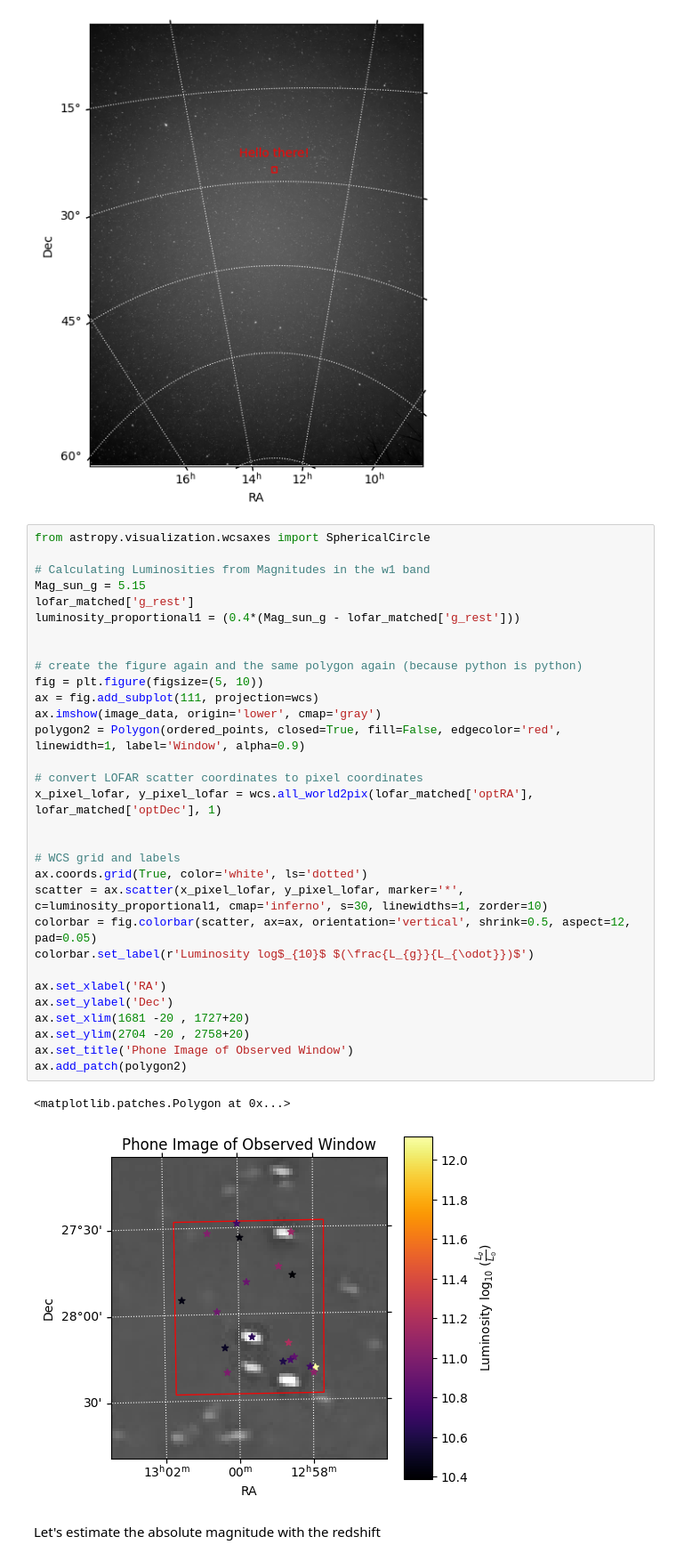
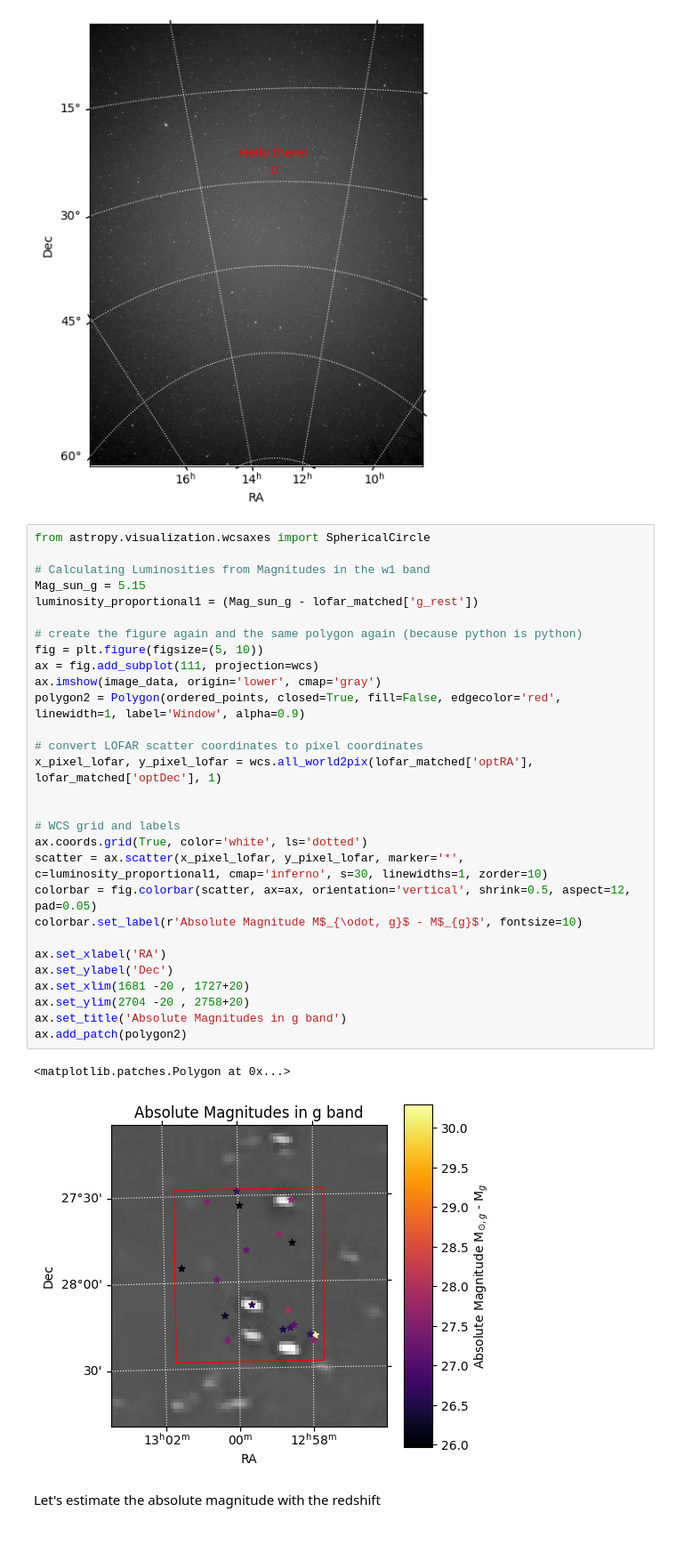
Before and after one commit to Svuem/datasets-AGN-mini-project, a Jupyter notebook: Mini_project.ipynb, the cells around one changed output. Shown at 89% size. Drawn from its saved outputs; the diff is of its cells as text.

```diff
--- a/Mini_project.ipynb
+++ b/Mini_project.ipynb
@@ -460,37 +460,35 @@ plt.show()
 # %%
 from astropy.visualization.wcsaxes import SphericalCircle
 
 # Calculating Luminosities from Magnitudes in the w1 band
 Mag_sun_g = 5.15
-lofar_matched['g_rest']
-luminosity_proportional1 = (0.4*(Mag_sun_g - lofar_matched['g_rest']))
-
+luminosity_proportional1 = (Mag_sun_g - lofar_matched['g_rest'])
 
 # create the figure again and the same polygon again (because python is python)
 fig = plt.figure(figsize=(5, 10))
 ax = fig.add_subplot(111, projection=wcs)
 ax.imshow(image_data, origin='lower', cmap='gray')
 polygon2 = Polygon(ordered_points, closed=True, fill=False, edgecolor='red', linewidth=1, label='Window', alpha=0.9)
 
 # convert LOFAR scatter coordinates to pixel coordinates
 x_pixel_lofar, y_pixel_lofar = wcs.all_world2pix(lofar_matched['optRA'], lofar_matched['optDec'], 1)
 
 
 # WCS grid and labels
 ax.coords.grid(True, color='white', ls='dotted')
 scatter = ax.scatter(x_pixel_lofar, y_pixel_lofar, marker='*', c=luminosity_proportional1, cmap='inferno', s=30, linewidths=1, zorder=10)
 colorbar = fig.colorbar(scatter, ax=ax, orientation='vertical', shrink=0.5, aspect=12, pad=0.05)
-colorbar.set_label(r'Luminosity log$_{10}$ $(\frac{L_{g}}{L_{\odot}})$')
+colorbar.set_label(r'Absolute Magnitude M$_{\odot, g}$ - M$_{g}$', fontsize=10)
 
 ax.set_xlabel('RA')
 ax.set_ylabel('Dec')
 ax.set_xlim(1681 -20 , 1727+20)
 ax.set_ylim(2704 -20 , 2758+20)
-ax.set_title('Phone Image of Observed Window')
+ax.set_title('Absolute Magnitudes in g band')
 ax.add_patch(polygon2)
 # %% [output]
 <matplotlib.patches.Polygon at 0x...>
-[figure, old version]
+[figure, new version]
 # %% [markdown]
 Let's estimate the absolute magnitude with the redshift
 # %% [markdown]
```
Also changed, not shown: parts of 1 cell of this notebook.
